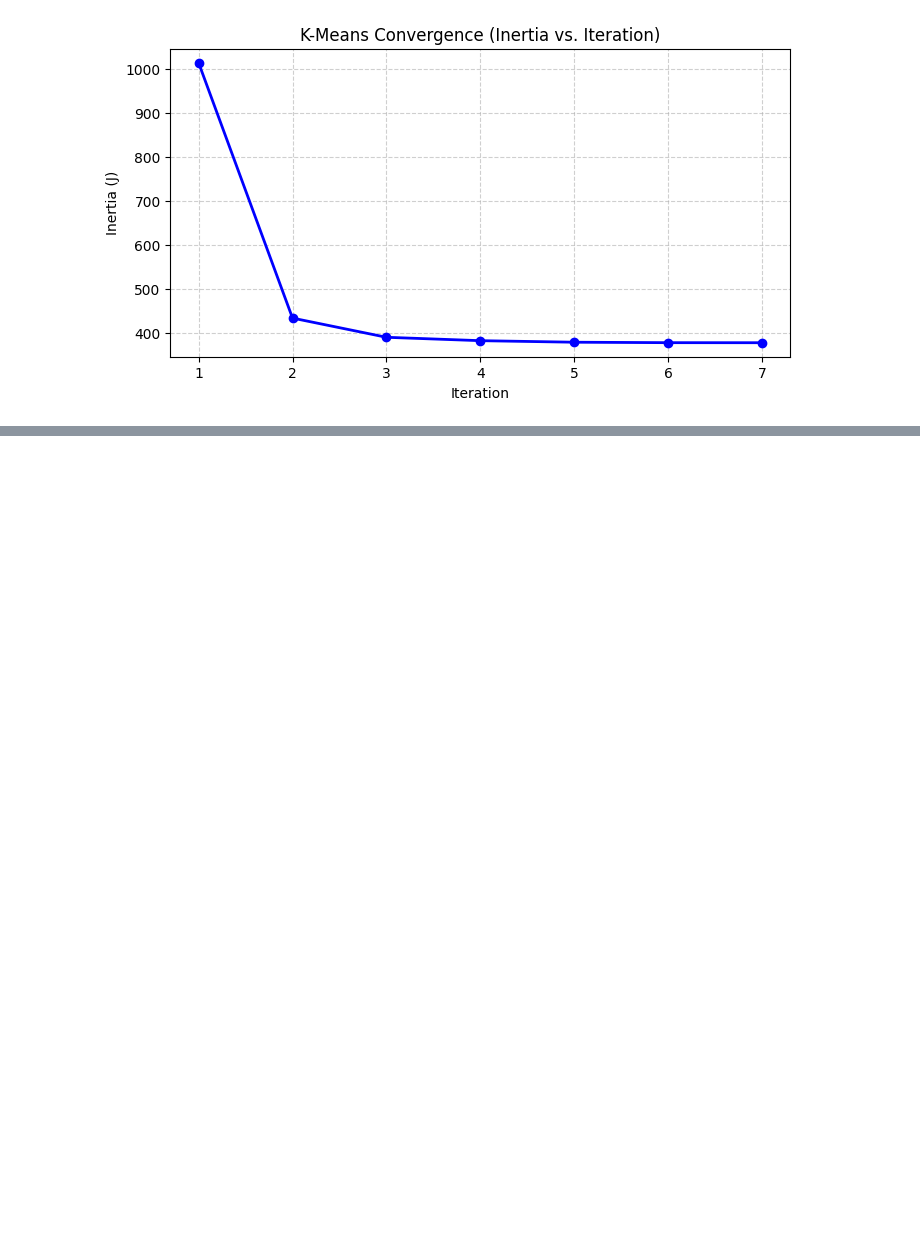
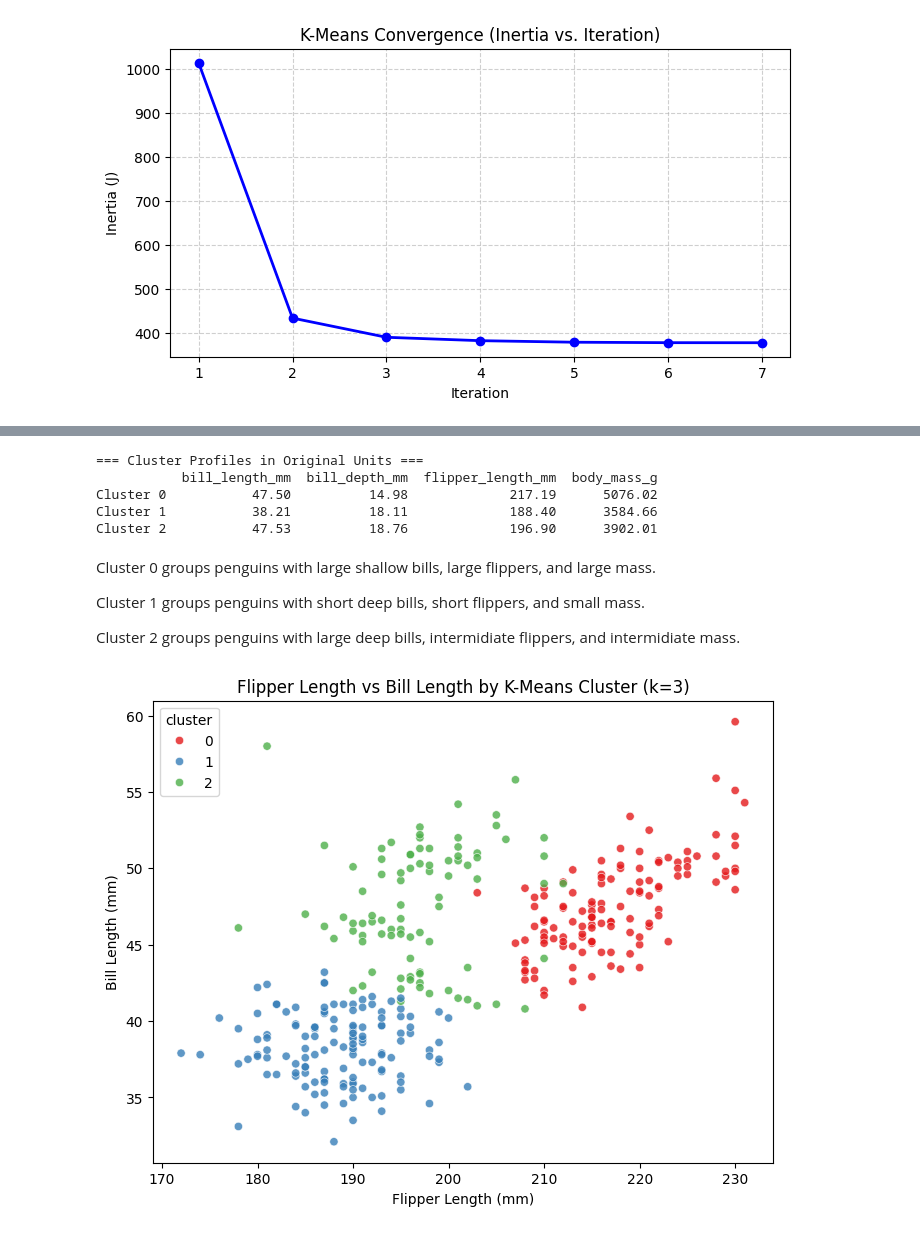
Before and after one commit to Pedro-Langone/EC146, a Jupyter notebook: hw3/hw3_3.ipynb, the cells around one changed output, grey strips where cells are left out. Drawn from its saved outputs; the diff is of its cells as text; code cells hidden in the pictures; blank space fills up the shorter version.

```diff
--- a/hw3/hw3_3.ipynb
+++ b/hw3/hw3_3.ipynb
@@ -189,0 +221,49 @@ Final Inertia (J): 378.2832
+# %%
+# iii)
+df_orig = df.dropna(subset=morphological_features)
+
+means = np.array([df_orig[f].mean() for f in morphological_features])
+stds = np.array([df_orig[f].std() for f in morphological_features])
+
+centroids_original_units = (centroids * stds) + means
+
+cluster_profiles = pd.DataFrame(
+    centroids_original_units,
+    columns=morphological_features,
+    index=[f"Cluster {i}" for i in range(len(centroids))]
+)
+
+# Display the table
+print("=== Cluster Profiles in Original Units ===")
+print(cluster_profiles.round(2))
+# %% [output]
+=== Cluster Profiles in Original Units ===
+           bill_length_mm  bill_depth_mm  flipper_length_mm  body_mass_g
+Cluster 0           47.50          14.98             217.19      5076.02
+Cluster 1           38.21          18.11             188.40      3584.66
+Cluster 2           47.53          18.76             196.90      3902.01
+# %% [markdown]
+Cluster 0 groups penguins with large shallow bills, large flippers, and large mass.
+
+Cluster 1 groups penguins with short deep bills, short flippers, and small mass.
+
+Cluster 2 groups penguins with large deep bills, intermidiate flippers, and intermidiate mass.
+# %%
+# iv)
+plt.figure(figsize=(8, 6))
+sns.scatterplot(
+    data=df_cleaned,
+    x='flipper_length_mm',
+    y='bill_length_mm',
+    hue='cluster',
+    palette='Set1',  # Distinct color palette from the species plot
+    alpha=0.8
+)
+
+plt.title("Flipper Length vs Bill Length by K-Means Cluster (k=3)")
+plt.xlabel("Flipper Length (mm)")
+plt.ylabel("Bill Length (mm)")
+
+plt.show()
+# %% [output]
+[figure, added]
```
Also changed, not shown: parts of 12 cells of this notebook.
